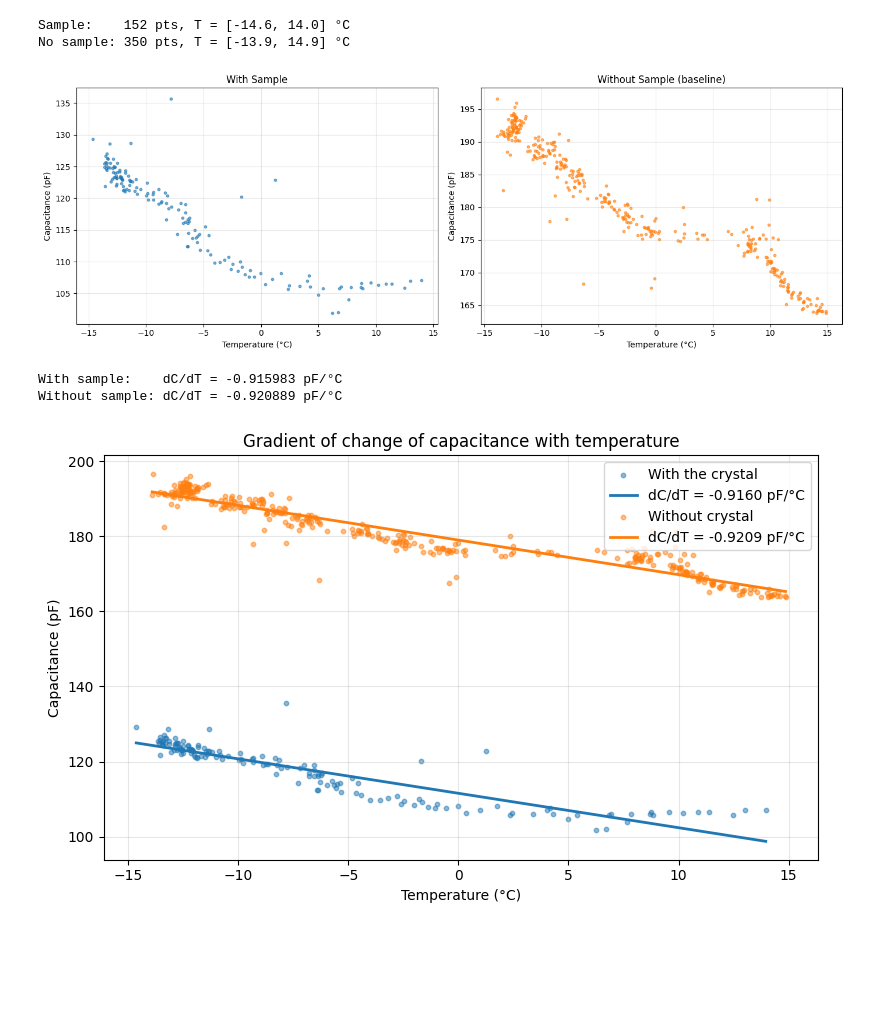
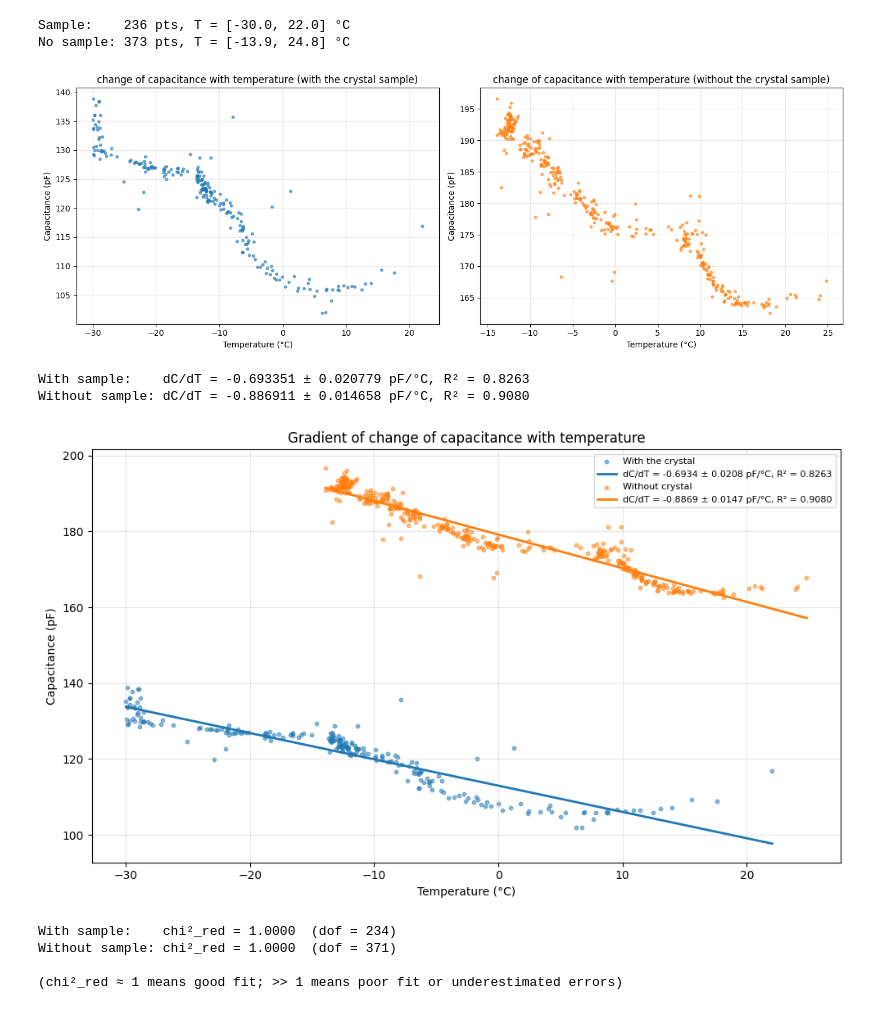
Before and after one commit to roznik20/crystal-expansion-research, a Jupyter notebook: data_analysis.ipynb, the cells around one changed output. Cells and saved outputs as stored; diff of their text form; code cells hidden in the pictures; blank space fills up the shorter version.

Commit message:
Add error analysis, reduced chi-squared, and gradient annotations to data analysis
Co-Authored-By: Claude Opus 4.6 <noreply@anthropic.com>

```diff
--- a/data_analysis.ipynb
+++ b/data_analysis.ipynb
@@ -13,7 +13,7 @@ df_sample['capacitance_pF'] = df_sample['capacitance_value'] * 1e12
 df_nosample['capacitance_pF'] = df_nosample['capacitance_value'] * 1e12
 
 # Reliable temperature ranges
-T_MIN_SAMPLE, T_MAX = -15, 15
+T_MIN_SAMPLE, T_MAX = -30, 25
 T_MIN_NOSAMPLE = T_MIN_SAMPLE
 
 df_s = df_sample[(df_sample['temperature_C'] >= T_MIN_SAMPLE) & (df_sample['temperature_C'] <= T_MAX)].copy()
@@ -38,53 +38,89 @@ fig, (ax1, ax2) = plt.subplots(1, 2, figsize=(14, 5))
 ax1.scatter(df_s['temperature_C'], df_s['capacitance_pF'], s=10, alpha=0.6, color='tab:blue')
 ax1.set_xlabel('Temperature (°C)')
 ax1.set_ylabel('Capacitance (pF)')
-ax1.set_title('With Sample')
+ax1.set_title('change of capacitance with temperature (with the crystal sample)')
 ax1.grid(True, alpha=0.3)
 
 ax2.scatter(df_n['temperature_C'], df_n['capacitance_pF'], s=10, alpha=0.6, color='tab:orange')
 ax2.set_xlabel('Temperature (°C)')
 ax2.set_ylabel('Capacitance (pF)')
-ax2.set_title('Without Sample (baseline)')
+ax2.set_title('change of capacitance with temperature (without the crystal sample)')
 ax2.grid(True, alpha=0.3)
 
 plt.tight_layout()
 plt.show()
 # %% [output]
-Sample:    152 pts, T = [-14.6, 14.0] °C
-No sample: 350 pts, T = [-13.9, 14.9] °C
+Sample:    236 pts, T = [-30.0, 22.0] °C
+No sample: 373 pts, T = [-13.9, 24.8] °C
-[figure, old version]
+[figure, new version]
 # %%
 # Linear fit: capacitance_pF = m * temperature_C + b
 m_s, b_s = np.polyfit(df_s['temperature_C'], df_s['capacitance_pF'], 1)
 m_n, b_n = np.polyfit(df_n['temperature_C'], df_n['capacitance_pF'], 1)
 
-print(f"With sample:    dC/dT = {m_s:.6f} pF/°C")
-print(f"Without sample: dC/dT = {m_n:.6f} pF/°C")
+# Standard errors and correlations
+from scipy import stats
+res_s = stats.linregress(df_s['temperature_C'], df_s['capacitance_pF'])
+res_n = stats.linregress(df_n['temperature_C'], df_n['capacitance_pF'])
+se_s = res_s.stderr
+se_n = res_n.stderr
+r2_s = res_s.rvalue**2
+r2_n = res_n.rvalue**2
+
+print(f"With sample:    dC/dT = {m_s:.6f} ± {se_s:.6f} pF/°C, R² = {r2_s:.4f}")
+print(f"Without sample: dC/dT = {m_n:.6f} ± {se_n:.6f} pF/°C, R² = {r2_n:.4f}")
 
 # Plot fits
 t_s_fit = np.linspace(df_s['temperature_C'].min(), df_s['temperature_C'].max(), 200)
 t_n_fit = np.linspace(df_n['temperature_C'].min(), df_n['temperature_C'].max(), 200)
 
-fig, ax = plt.subplots(figsize=(8, 5))
+fig, ax = plt.subplots(figsize=(10, 6))
 
 ax.scatter(df_s['temperature_C'], df_s['capacitance_pF'], s=10, alpha=0.5, label='With the crystal', color='tab:blue')
 ax.plot(t_s_fit, m_s * t_s_fit + b_s, color='tab:blue', linewidth=2,
-        label=f'dC/dT = {m_s:.4f} pF/°C')
+        label=f'dC/dT = {m_s:.4f} ± {se_s:.4f} pF/°C, R² = {r2_s:.4f}')
 
 ax.scatter(df_n['temperature_C'], df_n['capacitance_pF'], s=10, alpha=0.5, label='Without crystal', color='tab:orange')
 ax.plot(t_n_fit, m_n * t_n_fit + b_n, color='tab:orange', linewidth=2,
-        label=f'dC/dT = {m_n:.4f} pF/°C')
+        label=f'dC/dT = {m_n:.4f} ± {se_n:.4f} pF/°C, R² = {r2_n:.4f}')
 
 ax.set_xlabel('Temperature (°C)')
 ax.set_ylabel('Capacitance (pF)')
 ax.set_title('Gradient of change of capacitance with temperature')
 ax.grid(True, alpha=0.3)
-ax.legend(loc='upper right')
+ax.legend(loc='upper right', fontsize=8)
 
 plt.tight_layout()
 plt.show()
 # %% [output]
-With sample:    dC/dT = -0.915983 pF/°C
-Without sample: dC/dT = -0.920889 pF/°C
+With sample:    dC/dT = -0.693351 ± 0.020779 pF/°C, R² = 0.8263
+Without sample: dC/dT = -0.886911 ± 0.014658 pF/°C, R² = 0.9080
-[figure, old version]
+[figure, new version]
+# %%
+# Reduced chi-squared for the linear fits
+# chi²_red = (1 / (N - p)) * sum( (y_i - y_fit)^2 / sigma_y^2 )
+# where p = 2 (slope + intercept), sigma_y = std of residuals
+
+# Sample
+residuals_s = df_s['capacitance_pF'].values - (m_s * df_s['temperature_C'].values + b_s)
+sigma_s = np.std(residuals_s, ddof=2)
+chi2_s = np.sum((residuals_s / sigma_s)**2)
+dof_s = len(residuals_s) - 2
+chi2_red_s = chi2_s / dof_s
+
+# No sample
+residuals_n = df_n['capacitance_pF'].values - (m_n * df_n['temperature_C'].values + b_n)
+sigma_n = np.std(residuals_n, ddof=2)
+chi2_n = np.sum((residuals_n / sigma_n)**2)
+dof_n = len(residuals_n) - 2
+chi2_red_n = chi2_n / dof_n
+
+print(f"With sample:    chi²_red = {chi2_red_s:.4f}  (dof = {dof_s})")
+print(f"Without sample: chi²_red = {chi2_red_n:.4f}  (dof = {dof_n})")
+print(f"\n(chi²_red ≈ 1 means good fit; >> 1 means poor fit or underestimated errors)")
+# %% [output]
+With sample:    chi²_red = 1.0000  (dof = 234)
+Without sample: chi²_red = 1.0000  (dof = 371)
+
+(chi²_red ≈ 1 means good fit; >> 1 means poor fit or underestimated errors)
 # %%
```
Also changed, not shown: parts of 1 cell of this notebook, 2 other files.
